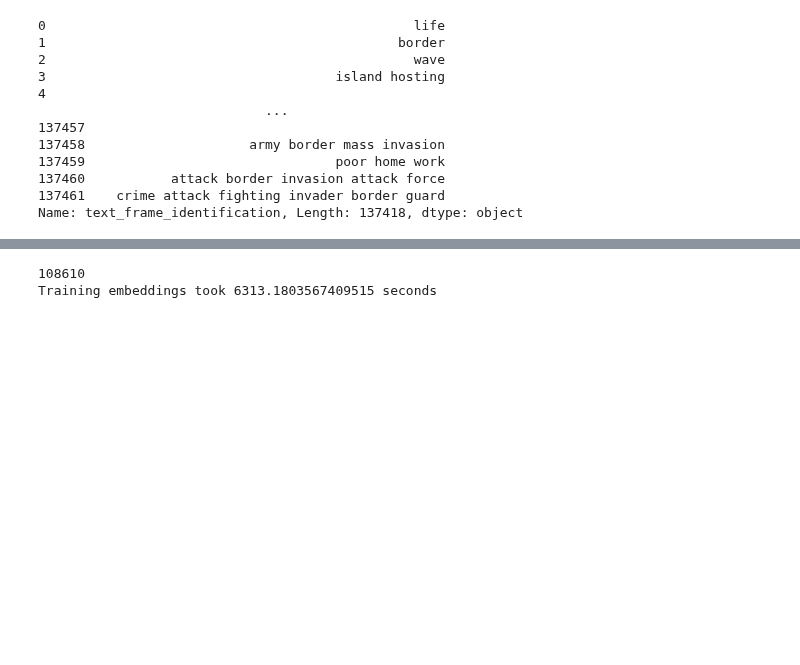
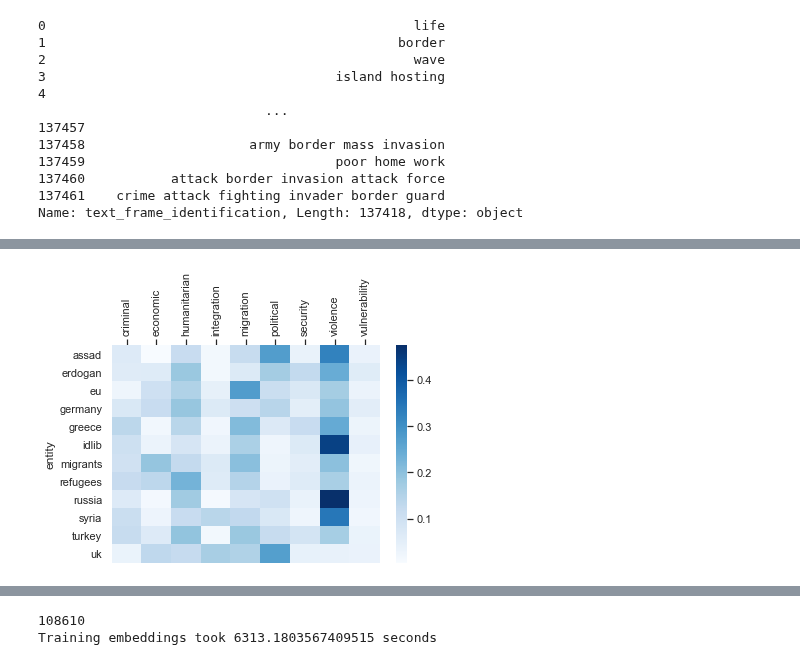
Before and after one commit to janiwo/refugee_project, a Jupyter notebook: Code/06c Frame identification.ipynb, the cells around one changed output, grey strips where cells are left out. Drawn from its saved outputs; the diff is of its cells as text; code cells hidden in the pictures; blank space fills up the shorter version.

Commit message:
need frames

```diff
--- a/Code/06c Frame identification.ipynb
+++ b/Code/06c Frame identification.ipynb
@@ -515,3 +529,29 @@ df_greece["text_frame_identification"]
 137460           attack border invasion attack force
 137461    crime attack fighting invader border guard
 Name: text_frame_identification, Length: 137418, dtype: object
+# %%
+import seaborn as sns; sns.set_theme()
+import matplotlib.pyplot as plt
+
+def aggregate_frames(framed_entities):
+    frame_copy = framed_entities.copy()
+    aggr_frames = frame_copy.groupby(['entity'],as_index=True).count()
+    aggr_frames.drop(['framing_word','date'],axis=1,inplace=True)
+    aggr_frames = aggr_frames.T
+    aggr_frames =  aggr_frames.groupby(aggr_frames.index)[aggr_frames.columns].first()
+
+    aggr_frames = aggr_frames / aggr_frames.sum()
+
+    return aggr_frames
+
+
+
+def frame_heatmap(aggr_frames):
+    aggr_frames = aggr_frames.T
+
+    ax = sns.heatmap(aggr_frames,cmap='Blues')
+    #ax.set_xlabel('X LABEL')
+    loc, labels = plt.xticks()
+
+    ax.set_xticklabels(labels, rotation=90)
+    ax.xaxis.set_ticks_position('top')
@@ -517,0 +580,6 @@ Name: text_frame_identification, Length: 137418, dtype: object
+# %%
+framed_entities = load_pickle('greece_framed_entities')
+# %%
+frame_heatmap(aggregate_frames(framed_entities))
+# %% [output]
+[figure, added]
```
Also changed, not shown: parts of 37 cells of this notebook.
